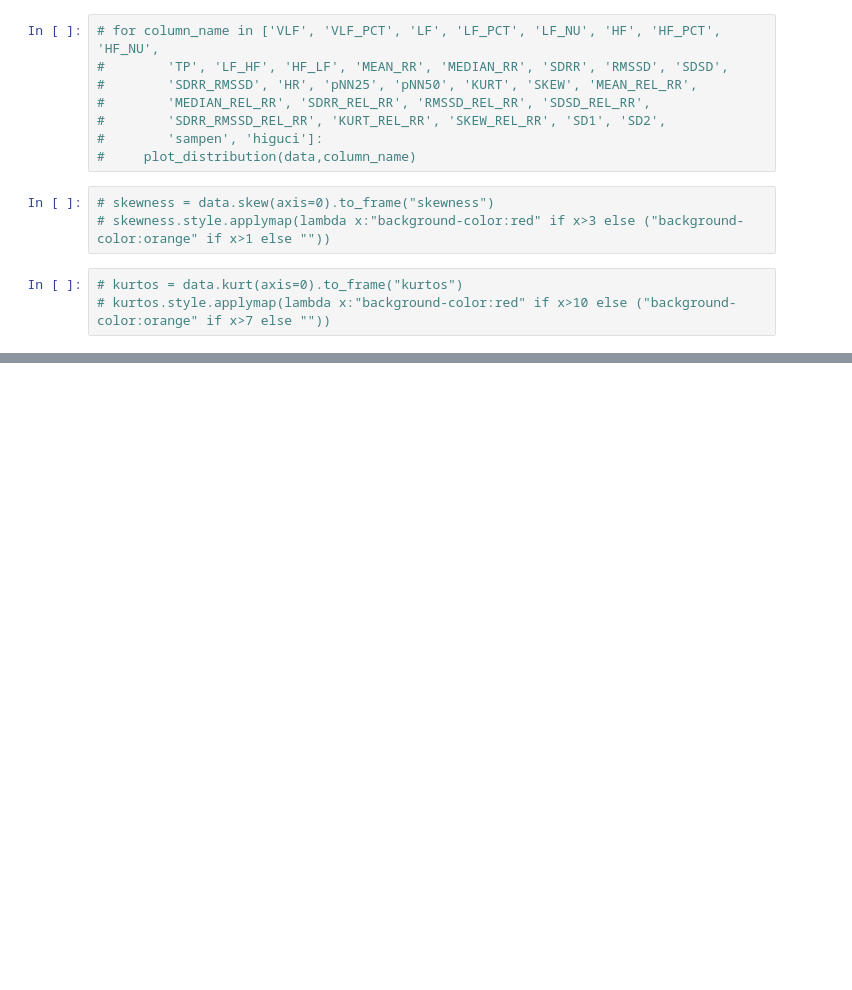
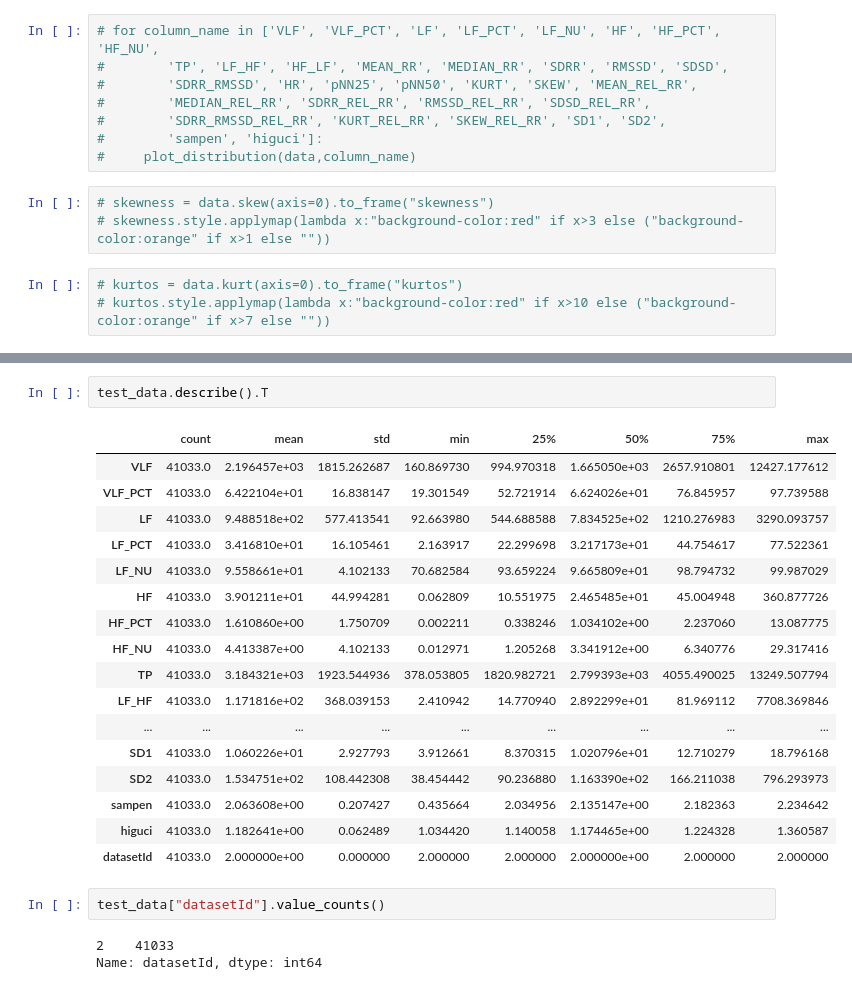
Before and after one commit to baalasangar/GLHackathon, a Jupyter notebook: HR_prediction.ipynb, the cells around one changed output, grey strips where cells are left out. Drawn from its saved outputs; the diff is of its cells as text; blank space fills up the shorter version.

```diff
--- a/HR_prediction.ipynb
+++ b/HR_prediction.ipynb
@@ -151,0 +189,25 @@ data.remove()
+# %%
+test_data.describe().T
+# %% [output]
+|  | count | mean | std | min | 25% | 50% | 75% | max |
+| VLF | 41033.0 | 2.196457e+03 | 1815.262687 | 160.869730 | 994.970318 | 1.665050e+03 | 2657.910801 | 12427.177612 |
+| VLF_PCT | 41033.0 | 6.422104e+01 | 16.838147 | 19.301549 | 52.721914 | 6.624026e+01 | 76.845957 | 97.739588 |
+| LF | 41033.0 | 9.488518e+02 | 577.413541 | 92.663980 | 544.688588 | 7.834525e+02 | 1210.276983 | 3290.093757 |
+| LF_PCT | 41033.0 | 3.416810e+01 | 16.105461 | 2.163917 | 22.299698 | 3.217173e+01 | 44.754617 | 77.522361 |
+| LF_NU | 41033.0 | 9.558661e+01 | 4.102133 | 70.682584 | 93.659224 | 9.665809e+01 | 98.794732 | 99.987029 |
+| HF | 41033.0 | 3.901211e+01 | 44.994281 | 0.062809 | 10.551975 | 2.465485e+01 | 45.004948 | 360.877726 |
+| HF_PCT | 41033.0 | 1.610860e+00 | 1.750709 | 0.002211 | 0.338246 | 1.034102e+00 | 2.237060 | 13.087775 |
+| HF_NU | 41033.0 | 4.413387e+00 | 4.102133 | 0.012971 | 1.205268 | 3.341912e+00 | 6.340776 | 29.317416 |
+| TP | 41033.0 | 3.184321e+03 | 1923.544936 | 378.053805 | 1820.982721 | 2.799393e+03 | 4055.490025 | 13249.507794 |
+| LF_HF | 41033.0 | 1.171816e+02 | 368.039153 | 2.410942 | 14.770940 | 2.892299e+01 | 81.969112 | 7708.369846 |
+| ... | ... | ... | ... | ... | ... | ... | ... | ... |
+| SD1 | 41033.0 | 1.060226e+01 | 2.927793 | 3.912661 | 8.370315 | 1.020796e+01 | 12.710279 | 18.796168 |
+| SD2 | 41033.0 | 1.534751e+02 | 108.442308 | 38.454442 | 90.236880 | 1.163390e+02 | 166.211038 | 796.293973 |
+| sampen | 41033.0 | 2.063608e+00 | 0.207427 | 0.435664 | 2.034956 | 2.135147e+00 | 2.182363 | 2.234642 |
+| higuci | 41033.0 | 1.182641e+00 | 0.062489 | 1.034420 | 1.140058 | 1.174465e+00 | 1.224328 | 1.360587 |
+| datasetId | 41033.0 | 2.000000e+00 | 0.000000 | 2.000000 | 2.000000 | 2.000000e+00 | 2.000000 | 2.000000 |
+# %%
+test_data["datasetId"].value_counts()
+# %% [output]
+2    41033
+Name: datasetId, dtype: int64
```
Also changed, not shown: parts of 18 cells of this notebook.
